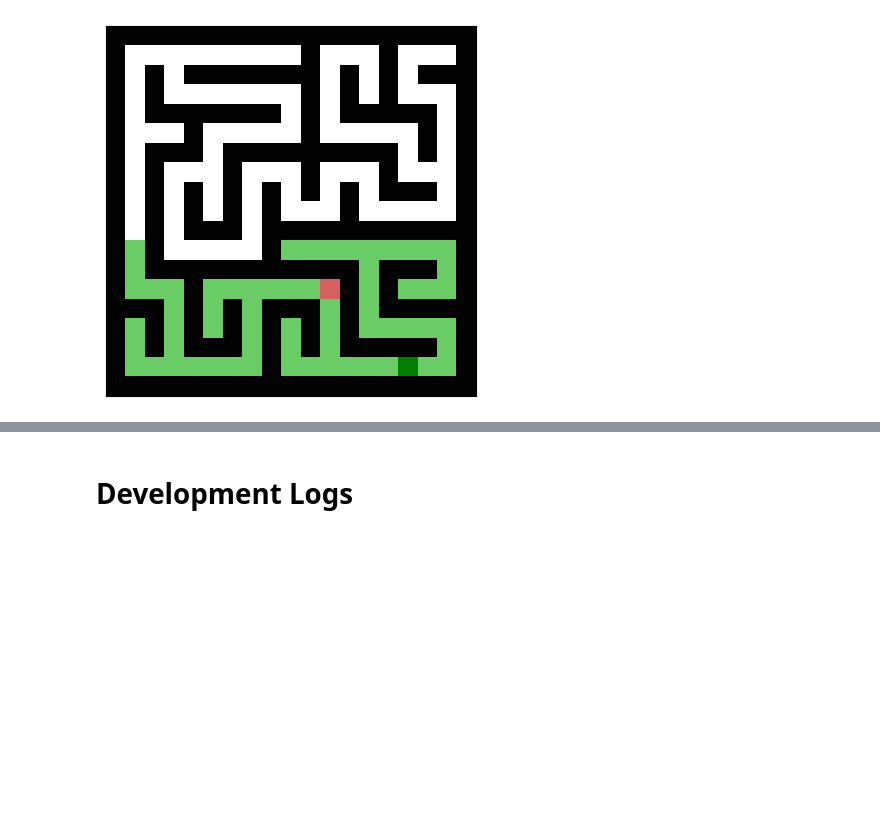
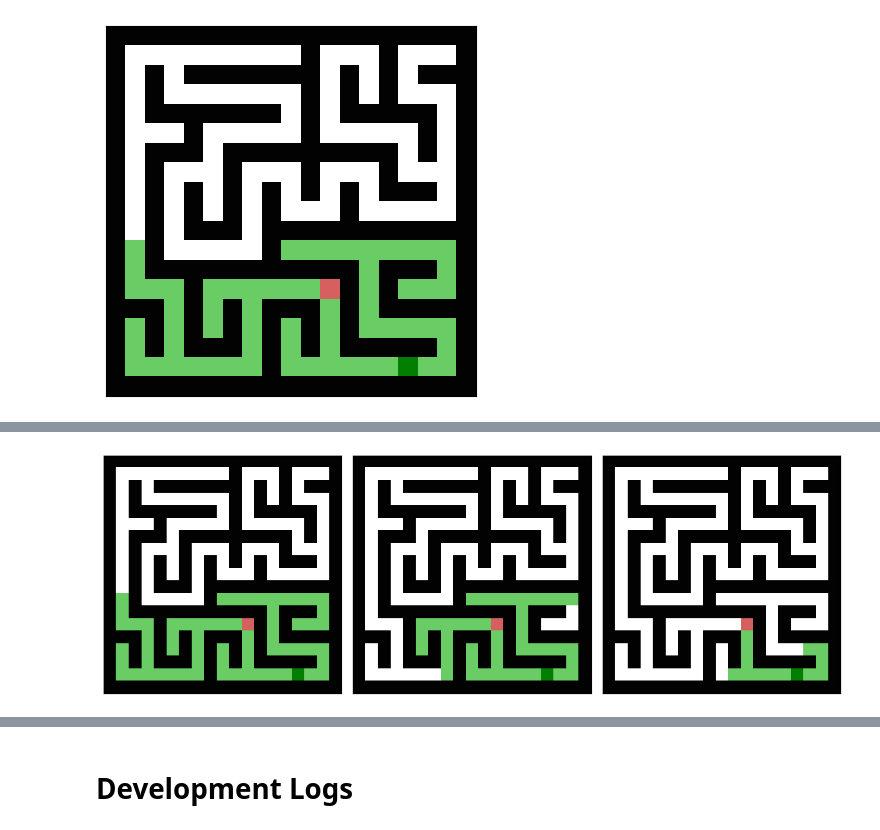
Before and after one commit to MengSunDom/CITS4403, a Jupyter notebook: CITS4403_29.ipynb, the cells around one changed output, grey strips where cells are left out. Drawn from its saved outputs; the diff is of its cells as text; code cells hidden in the pictures; blank space fills up the shorter version.

```diff
--- a/CITS4403_29.ipynb
+++ b/CITS4403_29.ipynb
@@ -249,9 +256,9 @@ plt.show()
 # %% [markdown]
 # Model Implementation 代码实现
 # %%
-from IPython.display import clear_output
-from time import sleep
-from utils import three_frame
+#from IPython.display import clear_output
+#from time import sleep
+#from utils import three_frame
 from Cell2D import Cell2D, draw_array
 
 class SlimeMoldForaging(Cell2D):
@@ -270,6 +277,8 @@ class SlimeMoldForaging(Cell2D):
       self.stack = [(self.start_x, self.start_y)]  # 迷宫生成的DFS栈
       self.queue = []  # 黏菌觅食的BFS队列
       self.process = ""  # 特殊文本命令
+      self.path = []
+      self.oat_path = []
 
   def place_item(self, item):
       """randomly place item in maze path"""
@@ -286,7 +295,7 @@ class SlimeMoldForaging(Cell2D):
         item_x, item_y = int(item_coord[1]), int(item_coord[0])
         self.energy[item_x][item_y] = self.max_energy
         if item == "mold":  # preprocess BFS queue
-            self.queue.append((item_x, item_y))
+            self.queue.append((item_x, item_y, [(item_x, item_y)]))
 
   def carve_pathway_step(self):
       """generate paths using DFS"""
@@ -317,11 +326,9 @@ class SlimeMoldForaging(Cell2D):
 
   def forage_step(self):
       """mold spreads using BFS with energy constraint"""
-
       while self.queue:
-        x, y = self.queue.pop(0)
+        x, y, path = self.queue.pop(0)
         forage_directions = [(0, 1), (0, -1), (1, 0), (-1, 0)]
-
         for dx, dy in forage_directions:
             nx, ny = x + dx, y + dy
 
@@ -333,14 +340,16 @@ class SlimeMoldForaging(Cell2D):
                   if self.energy[x][y] > 0:
                     self.maze[ny][nx] = color_growth
                     self.energy[nx][ny] = self.energy[x][y] - 1
-                    self.queue.append((nx, ny))
+                    self.queue.append((nx, ny, path+[(nx, ny)]))
+                    self.path.append((nx, ny))
                   else:
                     # stop spreading when energy used out
                     continue
                 else:
                     # if reaching oat, recharge energy
                     self.energy[nx][ny] = self.max_energy
-                    self.queue.append((nx, ny))
+                    self.queue.append((nx, ny, path+[(nx, ny)]))
+                    self.oat_path.append(path)
 
         # special command for steps visualization
         if "step" in self.process:
@@ -353,6 +362,8 @@ class SlimeMoldForaging(Cell2D):
            self.carve_pathway_step()
       elif "forage" in self.process:
            self.forage_step()
+      elif "die" in self.process:
+           self.die_step()
 
   def draw(self, nparray="maze"):
       draw_array(getattr(self, nparray), **draw_params)
@@ -380,7 +391,6 @@ class SlimeMoldForaging(Cell2D):
 
   def three_frame(self, n_seq):
       """port three_frame() from utils.py"""
-
       plt.figure(figsize=(10, 4))
 
       for i, n in enumerate(n_seq):
@@ -389,6 +399,18 @@ class SlimeMoldForaging(Cell2D):
         self.draw()
 
       plt.tight_layout()
+
+  def die_step(self):
+      while self.path:
+        x, y = self.path.pop()
+        if (x, y) in self.oat_path[0]:
+          continue
+
+        if self.maze[y][x] == 4:
+          self.maze[y][x] = 0
+
+        if "step" in self.process:
+          break
 # %% [markdown]
 # Maze Initialization
 # %% [markdown]
@@ -470,0 +506,12 @@ demo.animate(frames=100)                                                # show f
+# %%
+demo = SlimeMoldForaging(height=19, width=19, max_energy=20, seed=12)    # seed = 12 has good features in recharge and inactivation
+demo.process = "carve_pathway"
+demo.step()
+demo.place_item("mold")                                                  # present mold in green
+demo.place_item("oat")                                                   # present oat in red
+demo.process = "forage"
+demo.step()                                         # present oat in red
+demo.process = "die_in_steps"
+demo.three_frame([0, 20, 30])
+# %% [output]
+[figure, added]
```
Also changed, not shown: parts of 6 cells of this notebook.
